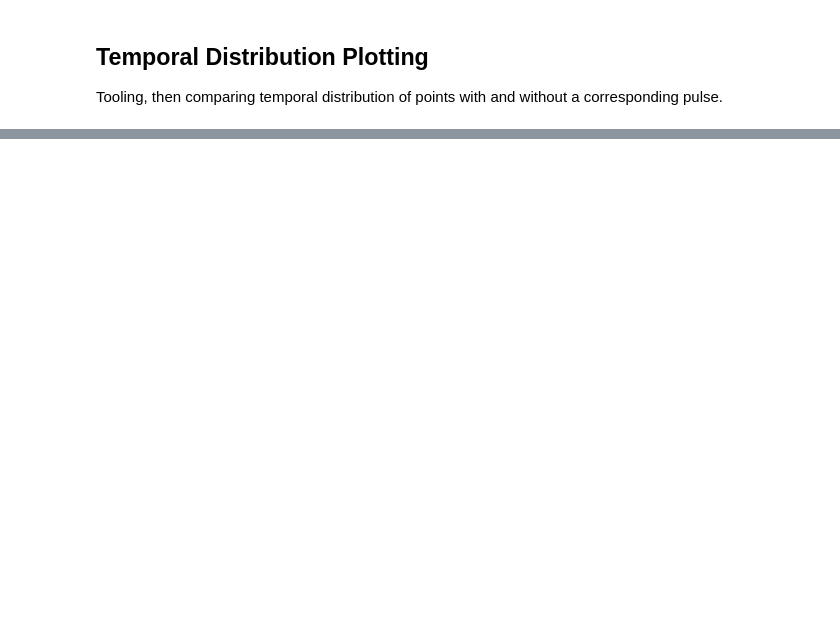
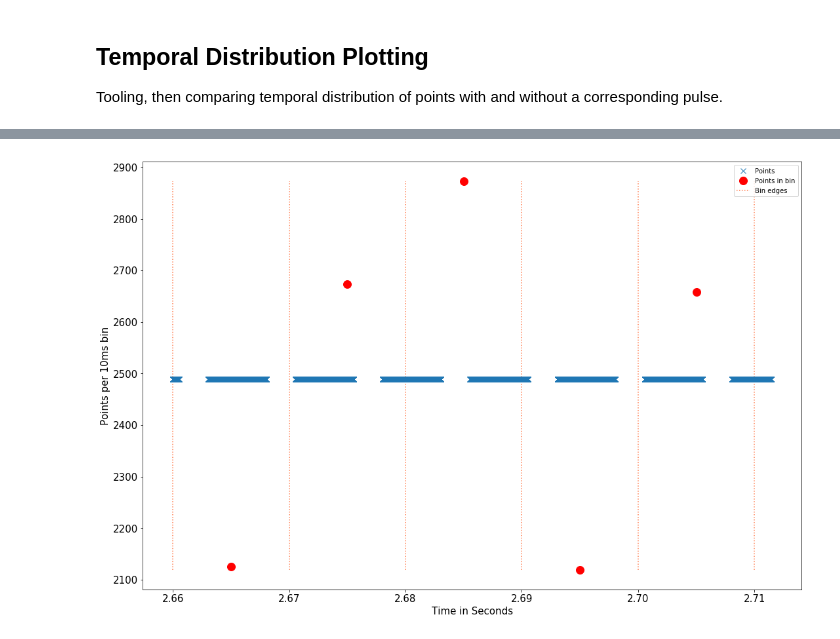
Before and after one commit to mihamerstan/lidar_metrics, a Jupyter notebook: notebooks/comparing_las_pls.ipynb, the cells around one changed output, grey strips where cells are left out. Saved outputs shown, nothing was run; the diff lists cells and outputs as text; code cells hidden in the pictures; blank space fills up the shorter version.

Commit message:
temporal phasing analysis

```diff
--- a/notebooks/comparing_las_pls.ipynb
+++ b/notebooks/comparing_las_pls.ipynb
@@ -194,2 +269,10 @@ def create_bins(df,ms_per_bin,time_field='adj_gps_time'):
+# %%
+# Plots the window/cycle phasing problem
+first_point = 681048
+last_point =  first_point+13000
+
+plot_range(first_return_df,first_point,last_point,ms_per_bin=10)
+# %% [output]
+[figure, added]
 # %%
 # Create the bin edges
```
Also changed, not shown: parts of 17 cells of this notebook, 1 other file.
